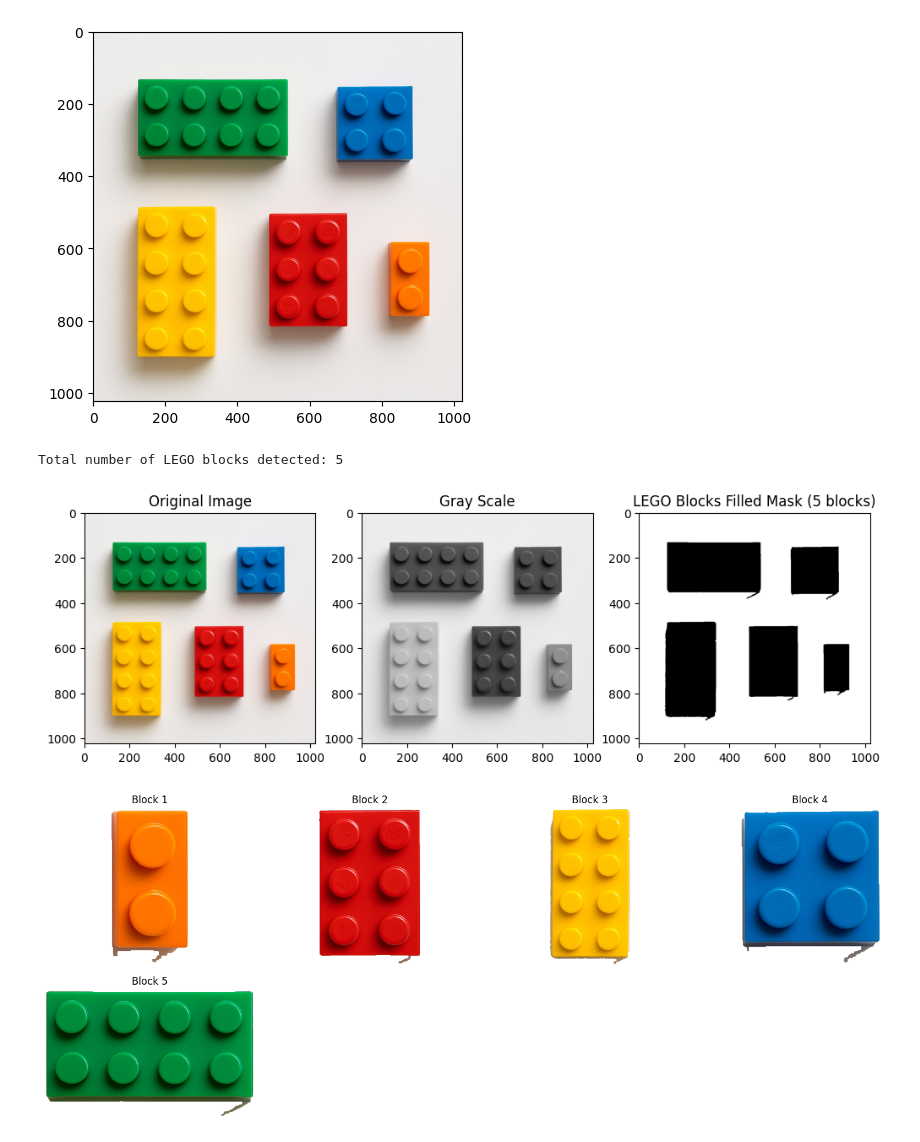
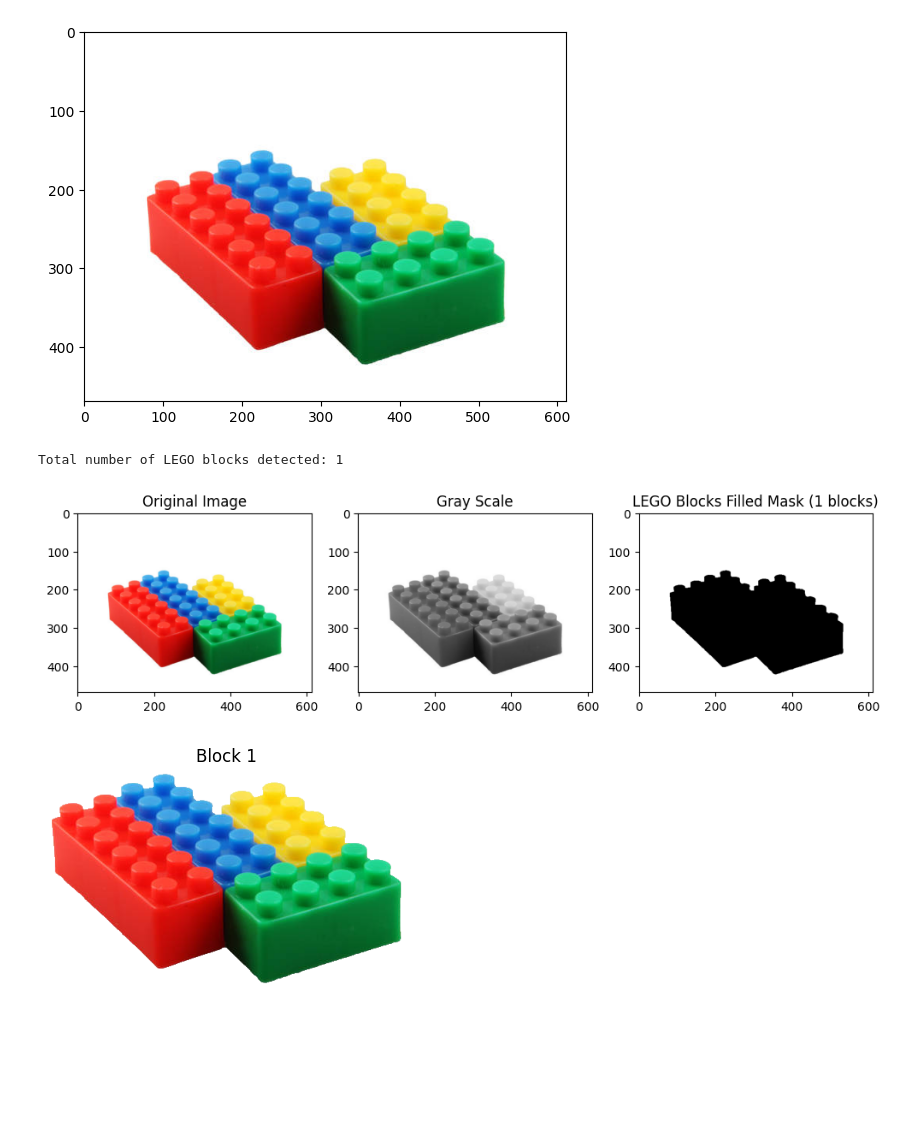
Before and after one commit to lanawalsh/Lego-Fishing, a Jupyter notebook: Lego_Fishing_Project.ipynb, the cells around one changed output. Saved outputs shown, nothing was run; the diff lists cells and outputs as text; code cells hidden in the pictures; blank space fills up the shorter version.

```diff
--- a/Lego_Fishing_Project.ipynb
+++ b/Lego_Fishing_Project.ipynb
@@ -5,17 +5,17 @@ import numpy as np
 from matplotlib import pyplot as plt
 import os
 # %%
-I = cv2.imread('Pictures/lego_2.png')
+I = cv2.imread('Pictures/lego_5.jpg')
 I_rgb = cv2.cvtColor(I, cv2.COLOR_BGR2RGB)
 
 if I is None:
     print("Error: Could not load image. Check file path and format.")
     exit()
 
 plt.imshow(I_rgb)
 plt.show()
 # %% [output]
-[figure, old version]
+[figure, new version]
 # %%
 # Grayscale + blur
 I_gray = cv2.cvtColor(I, cv2.COLOR_BGR2GRAY)
@@ -64,8 +64,8 @@ plt.imshow(I_filled)
 plt.title(f"LEGO Blocks Filled Mask ({len(lego_contours)} blocks)")
 plt.show()
 # %% [output]
-Total number of LEGO blocks detected: 5
+Total number of LEGO blocks detected: 1
-[figure, old version]
+[figure, new version]
 # %%
 # Calculate grid size for displaying all blocks
 num_blocks = len(lego_contours)
@@ -108,4 +108,4 @@ for idx, contour in enumerate(lego_contours, 1):
 plt.tight_layout()
 plt.show()
 # %% [output]
-[figure, old version]
+[figure, new version]
```
Also changed, not shown: parts of 3 cells of this notebook.
